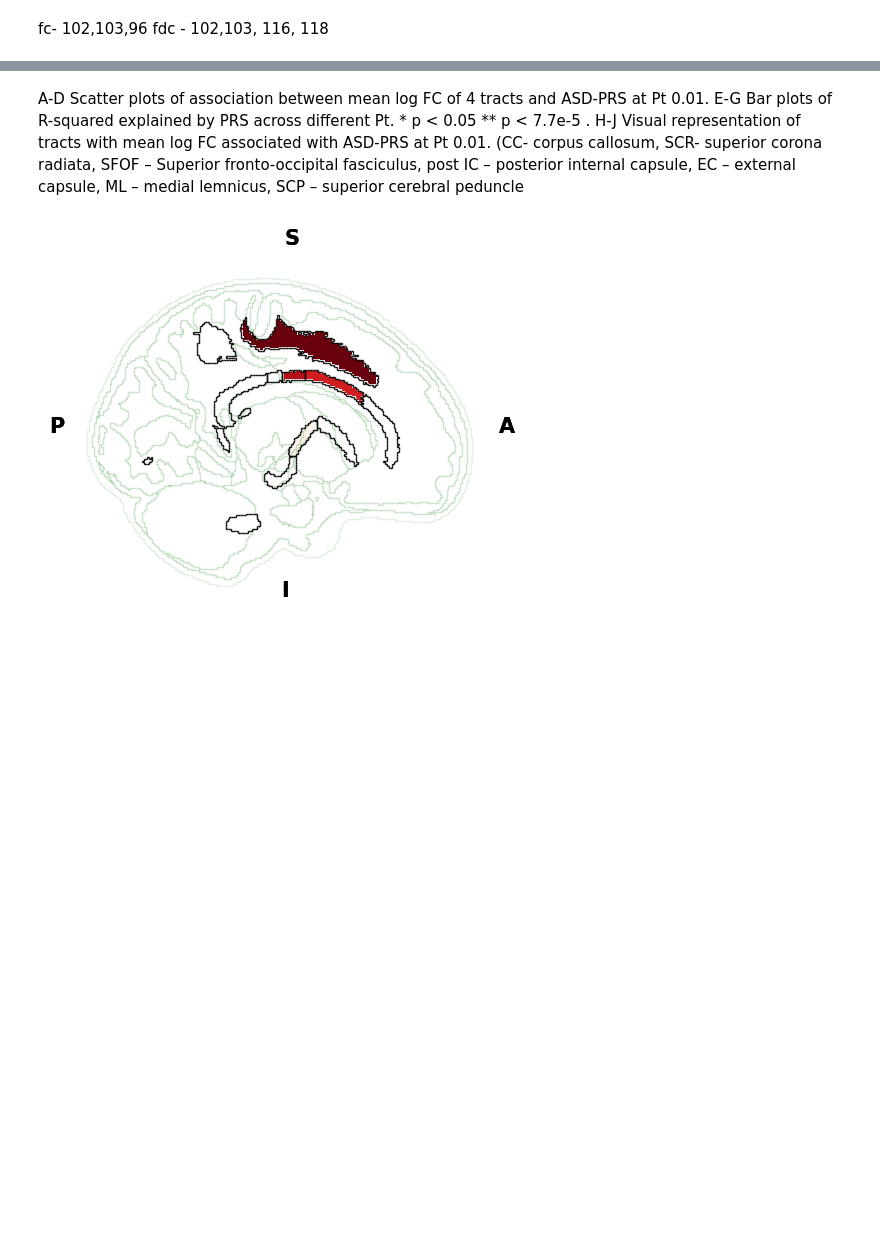
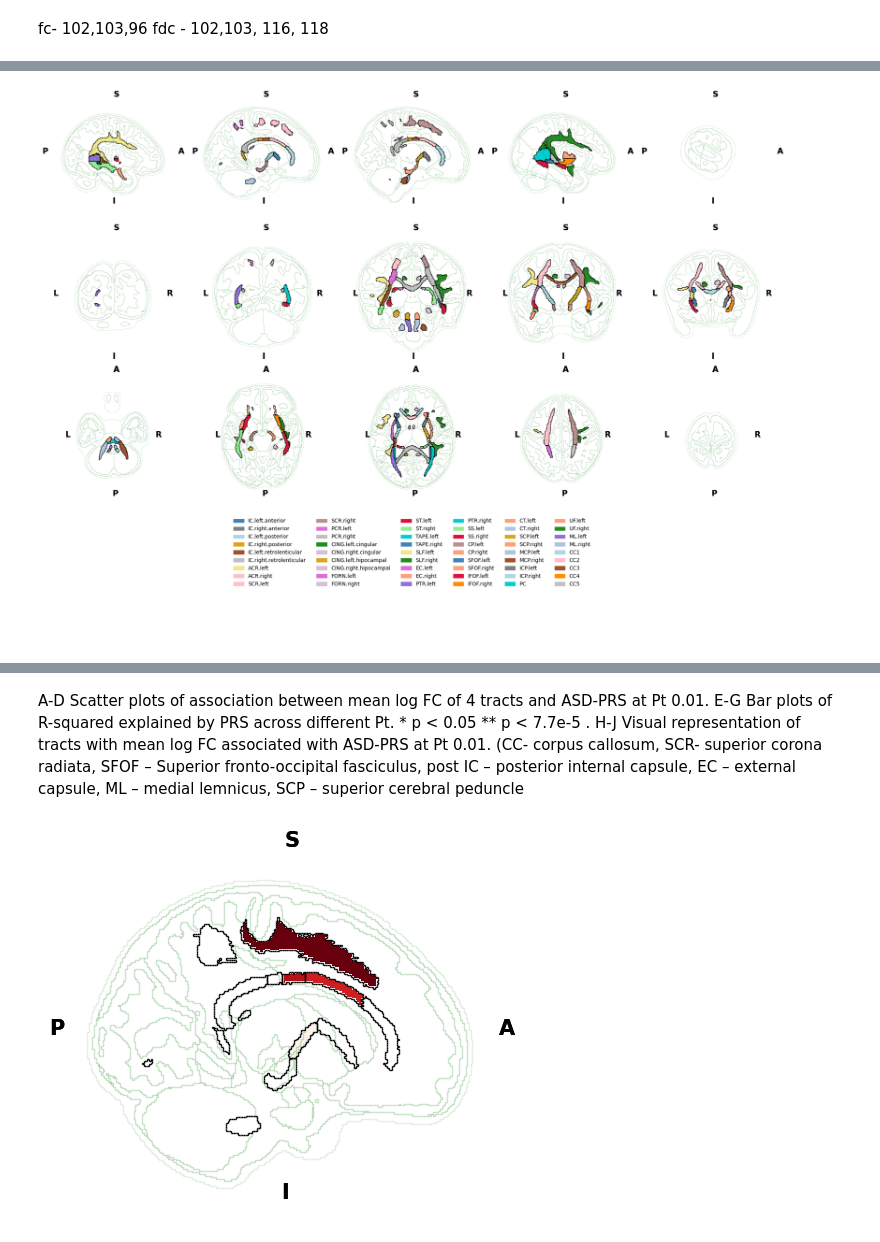
Before and after one commit to lehai-ml/dHCP_genetics, a Jupyter notebook: notebook_results/cst/FBA_visualise_results.ipynb, the cells around one changed output, grey strips where cells are left out. Cells and saved outputs as stored; diff of their text form; code cells hidden in the pictures; blank space fills up the shorter version.

Commit message:
added plot for tract legends

```diff
--- a/notebook_results/cst/FBA_visualise_results.ipynb
+++ b/notebook_results/cst/FBA_visualise_results.ipynb
@@ -42,9 +42,9 @@ def concat_files(files):
         to_return = pd.concat([to_return,temp],axis=1)
     return to_return.reset_index()
 
-tract_metrics = concat_files({'fd':'../../codes/FBA/output_ASD/aba/mean_fd_not_smoothed.txt',
-                     'log_fc':'../../codes/FBA/output_ASD/aba/mean_log_fc_not_smoothed.txt',
-                     'fdc':'../../codes/FBA/output_ASD/aba/mean_fdc_not_smoothed.txt'})
+tract_metrics = concat_files({'fd':'../../codes/FBA/output_ASD/aba/mean_fd_not_smoothed_linear.txt',
+                     'log_fc':'../../codes/FBA/output_ASD/aba/mean_log_fc_not_smoothed_linear.txt',
+                     'fdc':'../../codes/FBA/output_ASD/aba/mean_fdc_not_smoothed_linear.txt'})
 
 df = european_volumetric_dataset_term.copy()
 
@@ -425,0 +163,46 @@ fig.savefig('test.png')
+# %%
+fig = plt.figure(figsize=(20,15))
+gs = fig.add_gridspec(4,5)
+row1 = [fig.add_subplot(gs[0,i]) for i in range(5)]
+row2 = [fig.add_subplot(gs[1,i]) for i in range(5)]
+row3 = [fig.add_subplot(gs[2,i]) for i in range(5)]
+row4 = fig.add_subplot(gs[3,:])
+row4.set_axis_off()
+tract_legend = {int(k.replace('wm_','')):v['abbr'] for k,v in data_preprocessing.Diffusion.WM_parcellation.get_wm_parcellation().items()}
+# fig,axes = plt.subplots(1,3,figsize=(20,10))
+atlas_slices = [int(i) for i in np.linspace(50,180,5)]
+# atlas_slices = [int(i) for i in np.linspace(105,180,5)]
+# fig,axes = plt.subplots(3,5,figsize=(20,15))
+axes = np.array([row1,row2,row3])
+# axes = axes.flatten()
+for map_view,row in zip(['sagittal','coronal','axial'],range(axes.shape[0])):
+    for atlas_slice,ax in zip(atlas_slices,axes[row,:]):
+        _,_ = visualisation.Brainmap.plot_segmentation(
+            atlas_file='../../dataset/visualise/wm_parcellation/parcellation_maps_05mm/reference-05mm-dHCP-structure-parcellation.nii.gz',
+            map_view = [map_view],
+            regions_to_hide=[i for i in range(88)],
+            atlas_slice=atlas_slice,
+            outline_alpha=0.1,
+            outline_colour='green',
+            axes=ax)
+
+        _,_ = visualisation.Brainmap.plot_segmentation(
+            atlas_file='../../dataset/visualise/wm_parcellation/parcellation_maps_05mm/reference-05mm-WM-parcellation.nii.gz',
+            map_view = [map_view],
+            atlas_slice=atlas_slice,
+            plot_values_threshold=0.95,
+            cb_title='$1-p_{val}$',
+            cb_orientation='horizontal',
+            cmap='tab20',
+            label_legend=tract_legend,
+            outline_label_legends=False,
+            label_legend_axis=row4,
+            label_legend_loc='upper center',
+            label_legend_bbox_to_anchor=None,
+            axes=ax,fig=fig)
+
+plt.tight_layout()
+fig.savefig('tract_plot.png',dpi=300)
+fig.savefig('tract_plot.pdf')
+# %% [output]
+[figure, added]
```
Also changed, not shown: parts of 14 cells of this notebook.
